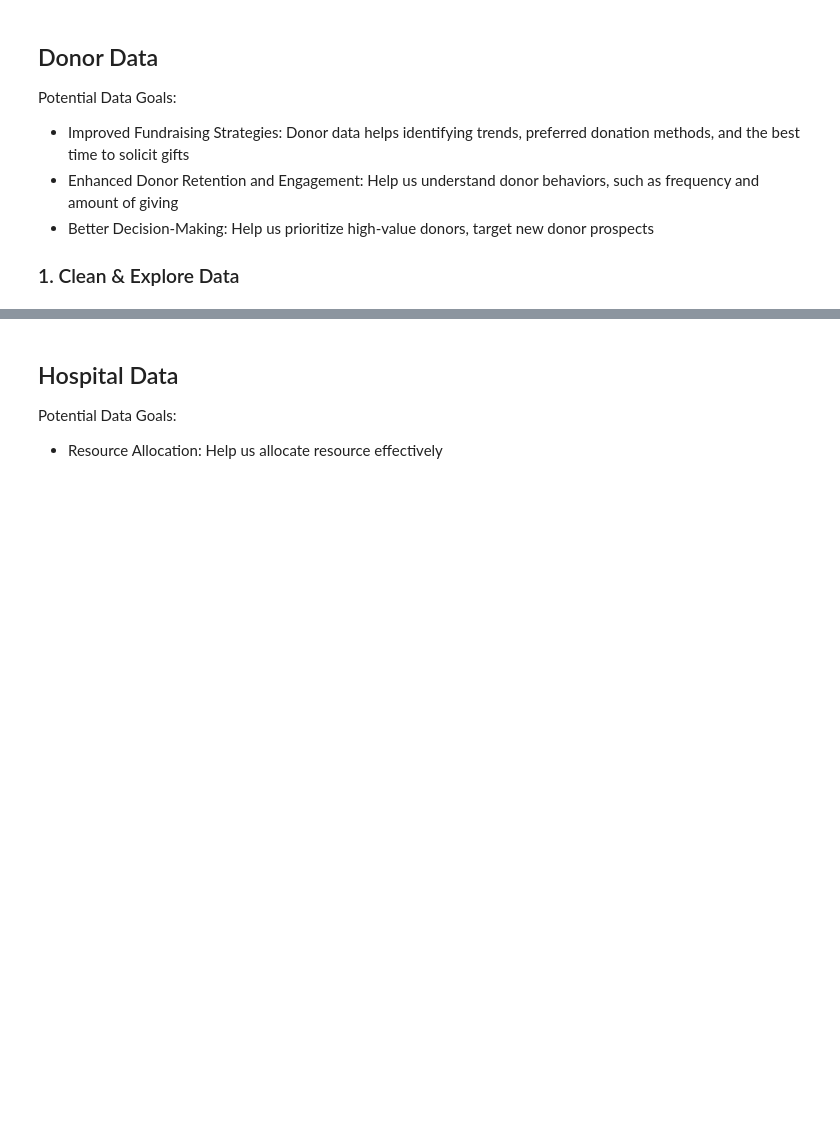
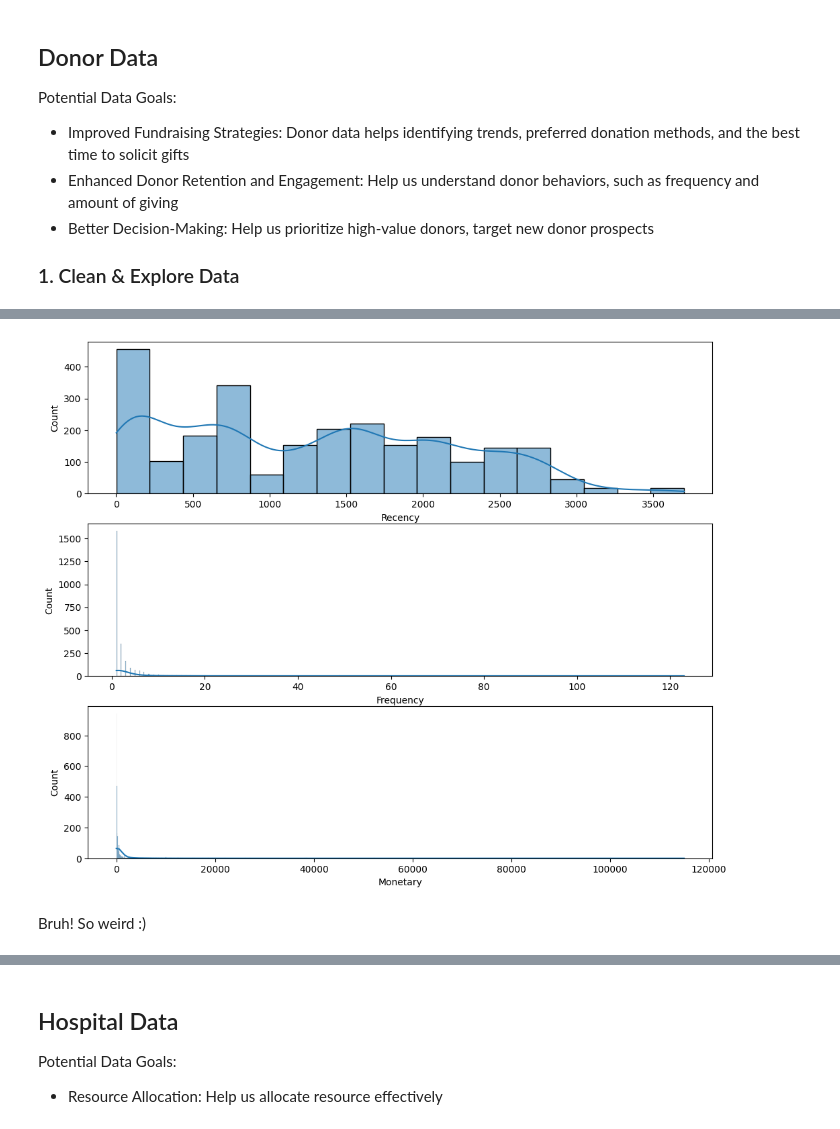
Before and after one commit to uyen-nguyen-190304/BRDC_Cow, a Jupyter notebook: RFManalysis.ipynb, the cells around one changed output, grey strips where cells are left out. Cells and saved outputs as stored; diff of their text form; code cells hidden in the pictures; blank space fills up the shorter version.

```diff
--- a/RFManalysis.ipynb
+++ b/RFManalysis.ipynb
@@ -105,0 +115,11 @@ donor_frequency
+# %%
+plt.figure(figsize=(12,10))
+# Plot recency distribution
+plt.subplot(3, 1, 1); sns.histplot(donor_frequency['Recency'], kde=True)
+plt.subplot(3, 1, 2); sns.histplot(donor_frequency['Frequency'], kde=True)
+plt.subplot(3, 1, 3); sns.histplot(donor_frequency['Monetary'], kde=True)
+plt.show()
+# %% [output]
+[figure, added]
+# %% [markdown]
+Bruh! So weird :)
```
Also changed, not shown: parts of 30 cells of this notebook.
